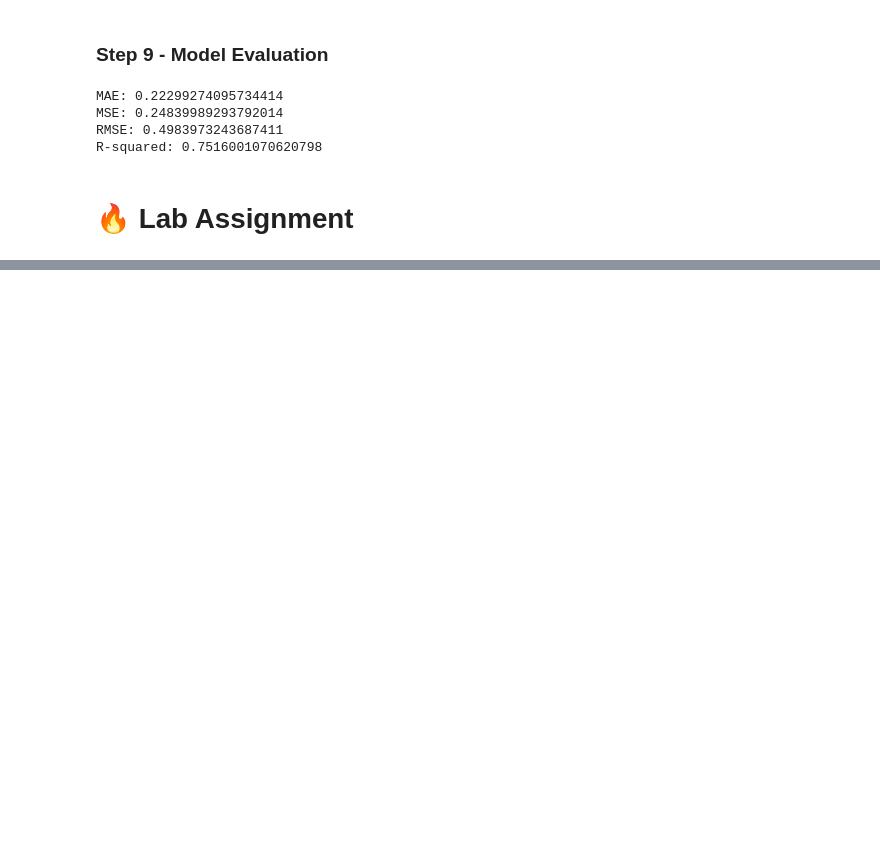
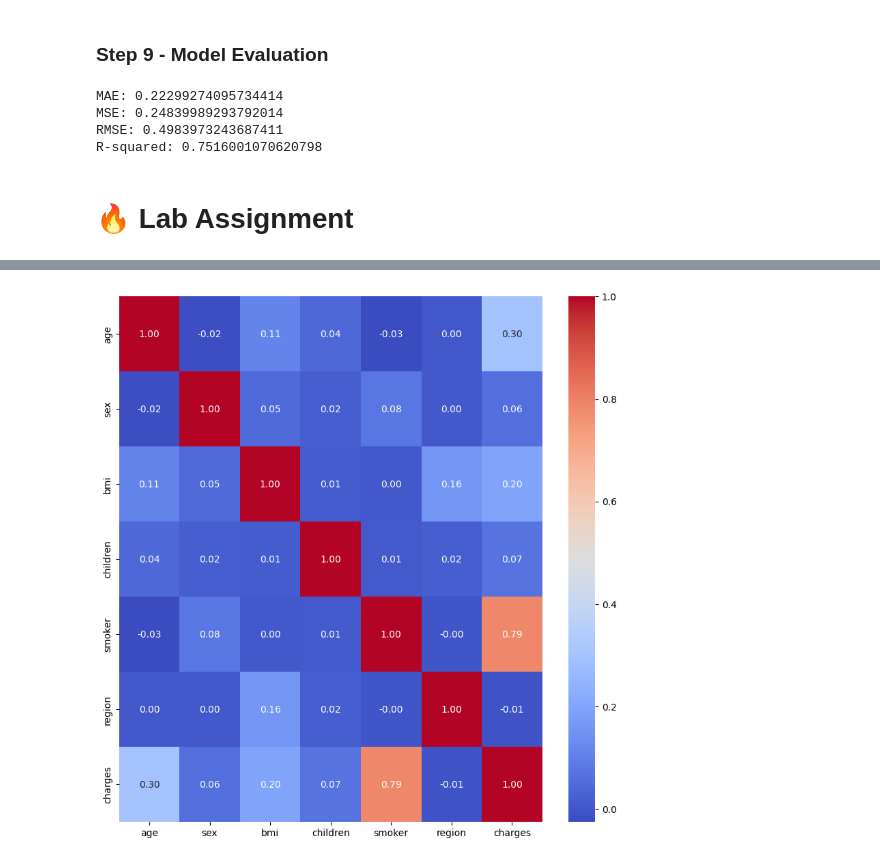
Before and after one commit to integer-class/machine-learning, a Jupyter notebook: AL_AZHAR_RRF/jobsheet_3.ipynb, the cells around one changed output, grey strips where cells are left out. Saved outputs shown, nothing was run; the diff lists cells and outputs as text; code cells hidden in the pictures; blank space fills up the shorter version.

```diff
--- a/AL_AZHAR_RRF/jobsheet_3.ipynb
+++ b/AL_AZHAR_RRF/jobsheet_3.ipynb
@@ -256,0 +259,7 @@ R-squared: 0.7516001070620798
+# %%
+import numpy as np
+import matplotlib.pyplot as plt
+import pandas as pd
+
+data = pd.read_csv('insurance.csv')
+data
@@ -256,0 +326,10 @@ R-squared: 0.7516001070620798
+# %%
+from sklearn.preprocessing import LabelEncoder
+
+cat_col = data.select_dtypes(include=['object']).columns
+le = LabelEncoder()
+
+for col in cat_col:
+    data[col] = le.fit_transform(data[col])
+
+data.head()
@@ -256,0 +343,10 @@ R-squared: 0.7516001070620798
+# %%
+import seaborn as sns
+
+# plot correlation matrix
+
+plt.figure(figsize=(10, 10))
+sns.heatmap(data.corr(), annot=True, cmap='coolwarm', fmt='.2f')
+plt.show()
+# %% [output]
+[figure, added]
```
Also changed, not shown: parts of 22 cells of this notebook.
